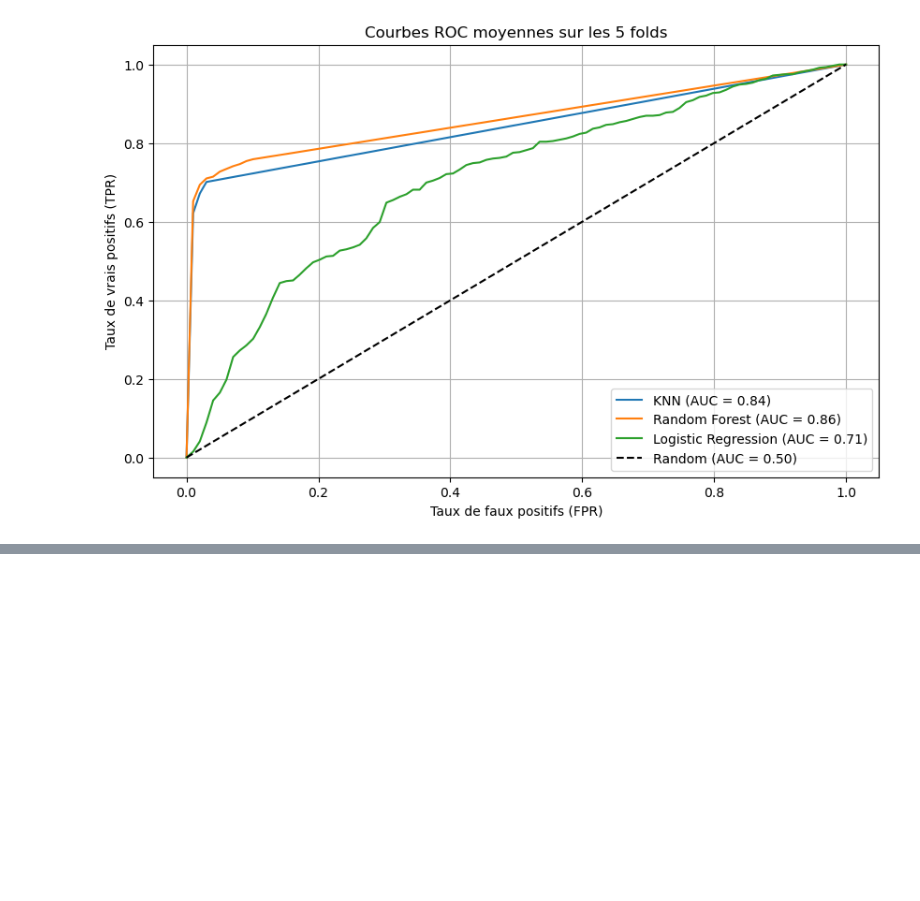
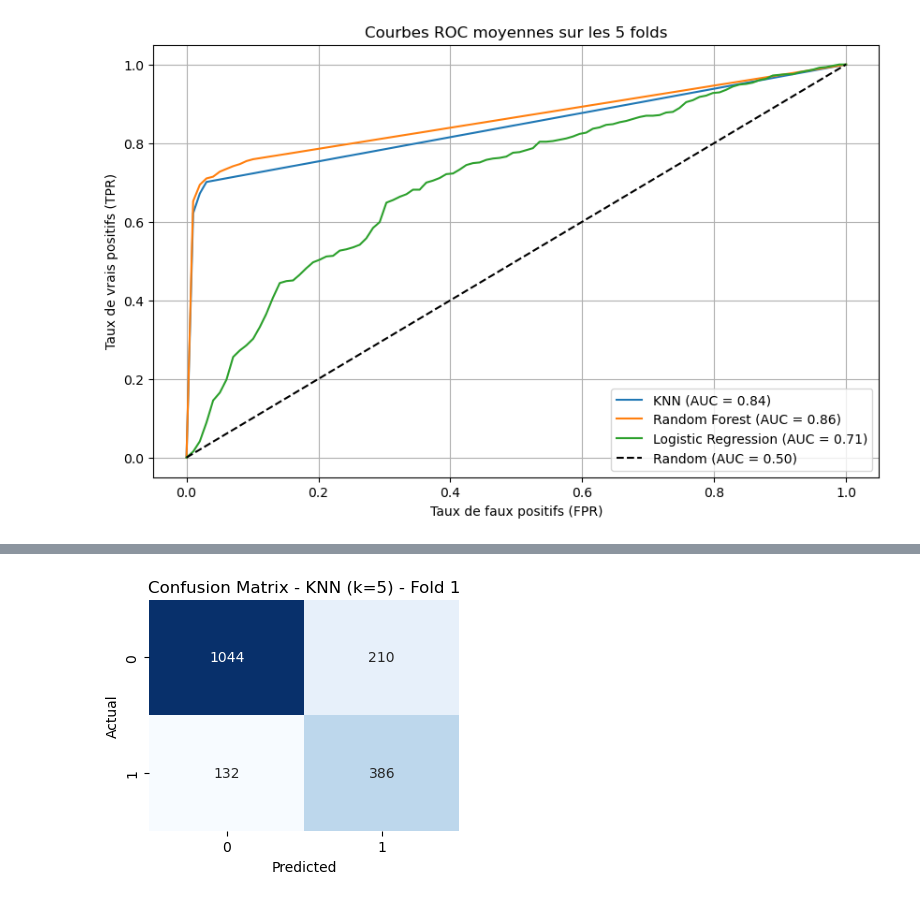
Before and after one commit to WissemZera/SystemeDePrediction, a Jupyter notebook: risk_prediction_check_payments.ipynb, the cells around one changed output, grey strips where cells are left out. Saved outputs shown, nothing was run; the diff lists cells and outputs as text; code cells hidden in the pictures; blank space fills up the shorter version.

```diff
--- a/risk_prediction_check_payments.ipynb
+++ b/risk_prediction_check_payments.ipynb
@@ -528,0 +786,87 @@ plt.show()
+# %%
+# 4. MODEL BUILDING AND EVALUATION
+print("\n# 4. MODEL BUILDING AND EVALUATION")
+
+# Select features and target
+X = df2[['NBRE', 'MCR', 'MDB', 'VALEUR', 'MNT', 'AGE', 'le_PROFESSION', 'le_LIBCCL']]
+y = df2['SORT']
+
+# Function to visualize confusion matrix
+def plot_conf_matrix(cm, model_name):
+    plt.figure(figsize=(4, 3))
+    sns.heatmap(cm, annot=True, fmt="d", cmap="Blues", cbar=False)
+    plt.title(f"Confusion Matrix - {model_name}")
+    plt.xlabel("Predicted")
+    plt.ylabel("Actual")
+    plt.show()
+
+# Models to evaluate
+models = {
+    "KNN (k=5)": KNeighborsClassifier(n_neighbors=5),
+    "Random Forest": RandomForestClassifier(n_estimators=100, random_state=42),
+    "Logistic Regression": LogisticRegression(max_iter=1000, class_weight="balanced")
+}
+
+# Results storage
+results = {name: {"accuracy": [], "f1": [], "roc_auc": [], "avg_precision": []} for name in models}
+
+# Perform cross-validation
+print("\n# Cross-validation results")
+# We'll use 5-fold cross-validation like in the original code
+skf = StratifiedKFold(n_splits=5, shuffle=True, random_state=42)
+
+for fold, (train_idx, test_idx) in enumerate(skf.split(X, y), 1):
+    print(f"\n=== Fold {fold} ===")
+    X_train, X_test = X.iloc[train_idx], X.iloc[test_idx]
+    y_train, y_test = y.iloc[train_idx], y.iloc[test_idx]
+
+    # Apply SMOTE for handling class imbalance
+    smote = SMOTE(random_state=42)
+    X_train_res, y_train_res = smote.fit_resample(X_train, y_train)
+
+    for name, model in models.items():
+        model.fit(X_train_res, y_train_res)
+        y_pred = model.predict(X_test)
+
+        # For ROC and precision-recall curves, we need probabilities
+        try:
+            y_proba = model.predict_proba(X_test)[:, 1]  # Probability for class 1
+        except:
+            # Some models might not have predict_proba
+            y_proba = y_pred
+
+        # Calculate metrics
+        acc = accuracy_score(y_test, y_pred)
+        f1 = f1_score(y_test, y_pred, average="macro")
+
+        # Ensure there are both classes in the test set for ROC calculations
+        if len(np.unique(y_test)) > 1:
+            roc_auc = roc_auc_score(y_test, y_proba)
+            avg_prec = average_precision_score(y_test, y_proba)
+        else:
+            roc_auc = np.nan
+            avg_prec = np.nan
+
+        # Store results
+        results[name]["accuracy"].append(acc)
+        results[name]["f1"].append(f1)
+        results[name]["roc_auc"].append(roc_auc)
+        results[name]["avg_precision"].append(avg_prec)
+
+        # Output current results
+        print(f"\n- {name}")
+        print("Matrice de confusion :\n", confusion_matrix(y_test, y_pred))
+        print("Rapport de classification :\n", classification_report(y_test, y_pred))
+
+        # Plot confusion matrix
+        plot_conf_matrix(confusion_matrix(y_test, y_pred), f"{name} - Fold {fold}")
+
+# Display summary of results
+print("\n=== Résultats Moyens sur les 5 Folds ===")
+for name, scores in results.items():
+    print(f"\n{name}:")
+    print(f" - Accuracy moyenne       = {np.nanmean(scores['accuracy']):.4f}")
+    print(f" - F1-score moyen         = {np.nanmean(scores['f1']):.4f}")
+    print(f" - ROC AUC moyen          = {np.nanmean(scores['roc_auc']):.4f}")
+    print(f" - Average Precision mean = {np.nanmean(scores['avg_precision']):.4f}")
+# %% [output]
@@ -528,0 +892 @@ plt.show()
+[figure, added]
```
Also changed, not shown: parts of 12 cells of this notebook.
